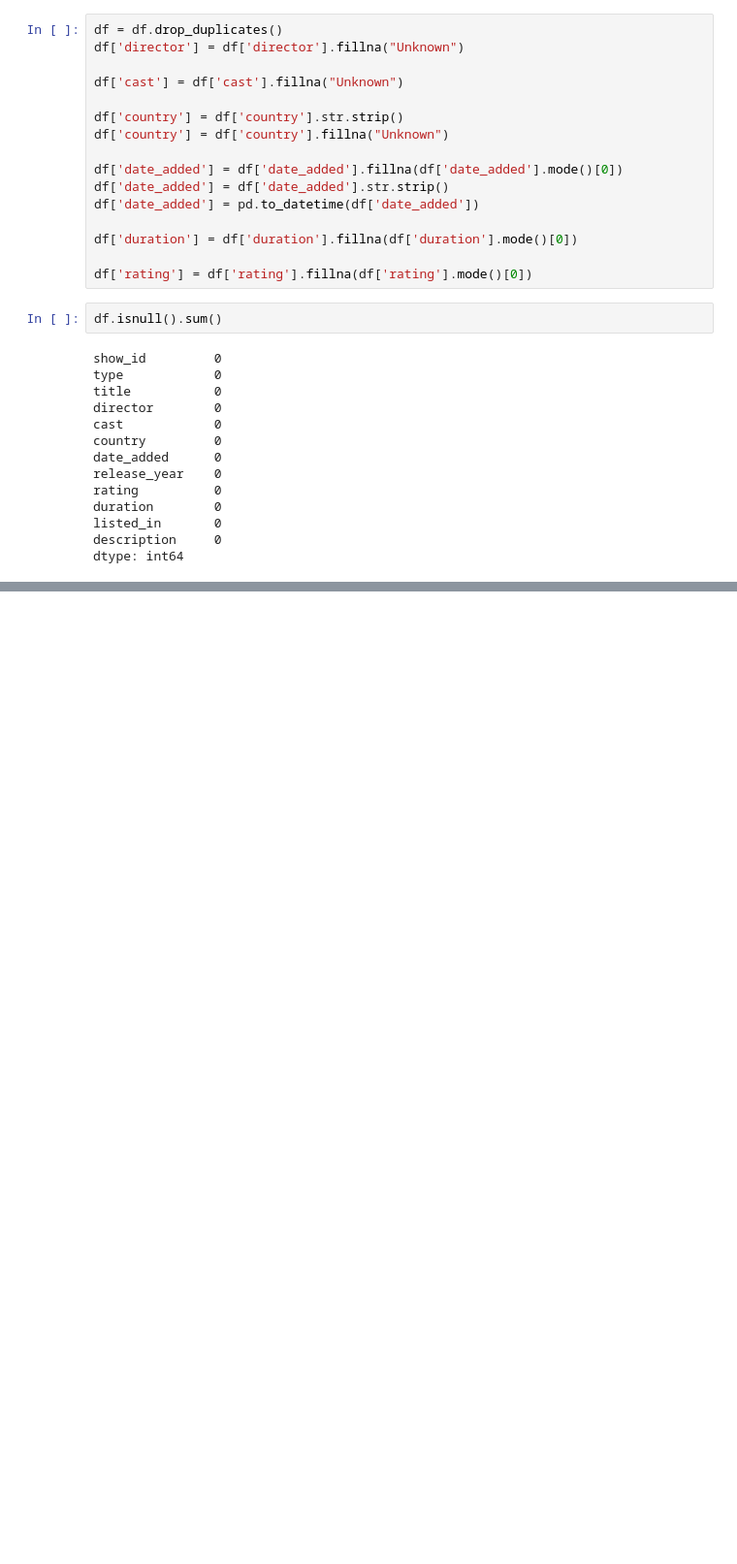
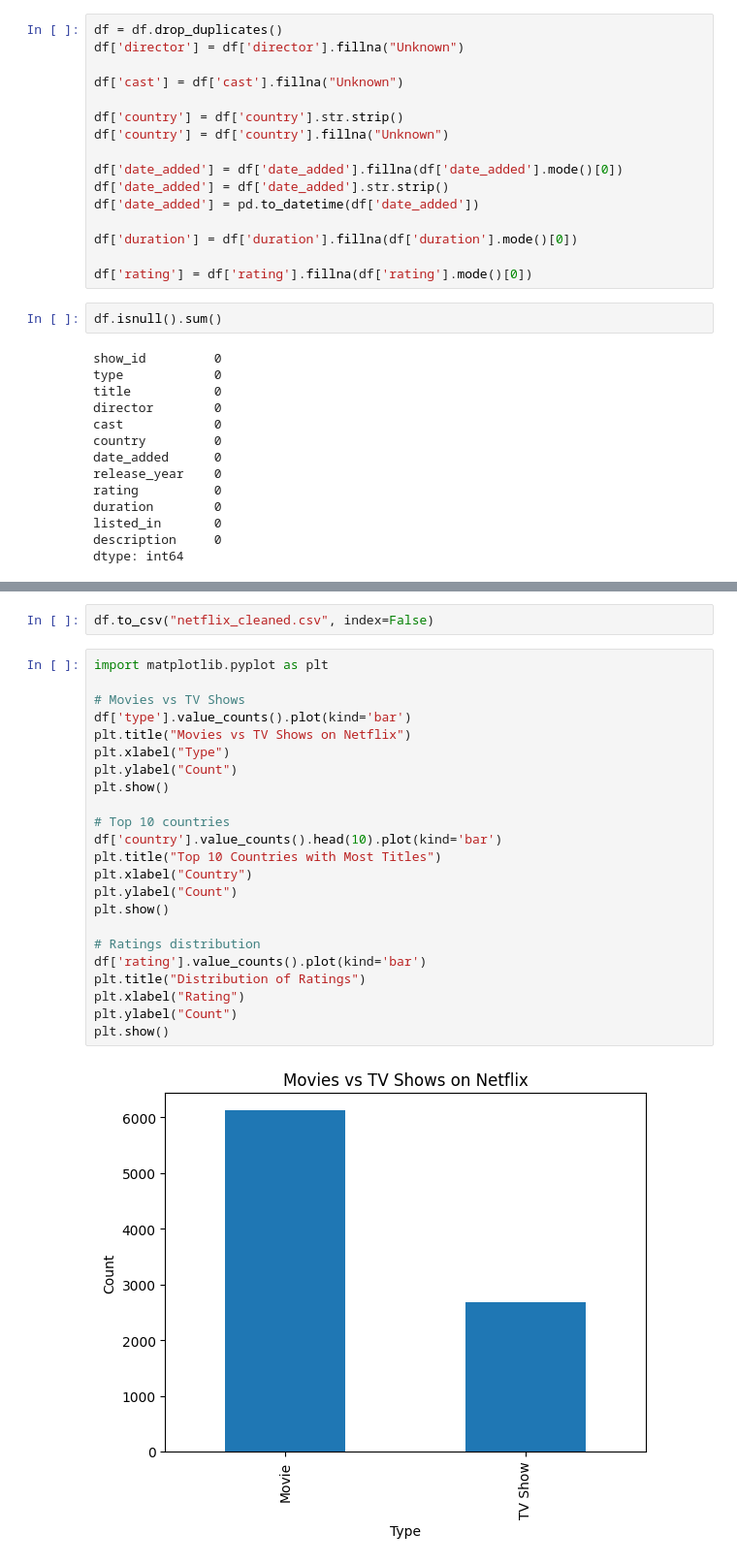
Before and after one commit to omar-elsaghir/netflix_data_cleaning, a Jupyter notebook: main.ipynb, the cells around one changed output, grey strips where cells are left out. Shown at 97% size. Drawn from its saved outputs; the diff is of its cells as text; blank space fills up the shorter version.

```diff
--- a/main.ipynb
+++ b/main.ipynb
@@ -115,0 +132,27 @@ df.sample(10)
+# %%
+df.to_csv("netflix_cleaned.csv", index=False)
+# %%
+import matplotlib.pyplot as plt
+
+# Movies vs TV Shows
+df['type'].value_counts().plot(kind='bar')
+plt.title("Movies vs TV Shows on Netflix")
+plt.xlabel("Type")
+plt.ylabel("Count")
+plt.show()
+
+# Top 10 countries
+df['country'].value_counts().head(10).plot(kind='bar')
+plt.title("Top 10 Countries with Most Titles")
+plt.xlabel("Country")
+plt.ylabel("Count")
+plt.show()
+
+# Ratings distribution
+df['rating'].value_counts().plot(kind='bar')
+plt.title("Distribution of Ratings")
+plt.xlabel("Rating")
+plt.ylabel("Count")
+plt.show()
+# %% [output]
+[figure, added]
```
Also changed, not shown: parts of 3 cells of this notebook, 1 other file.
